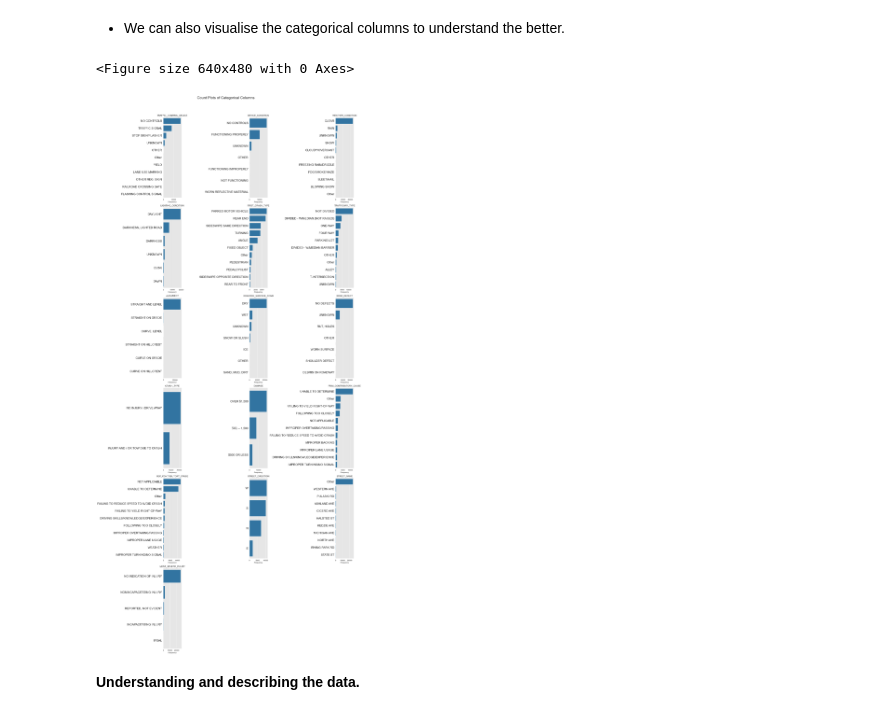
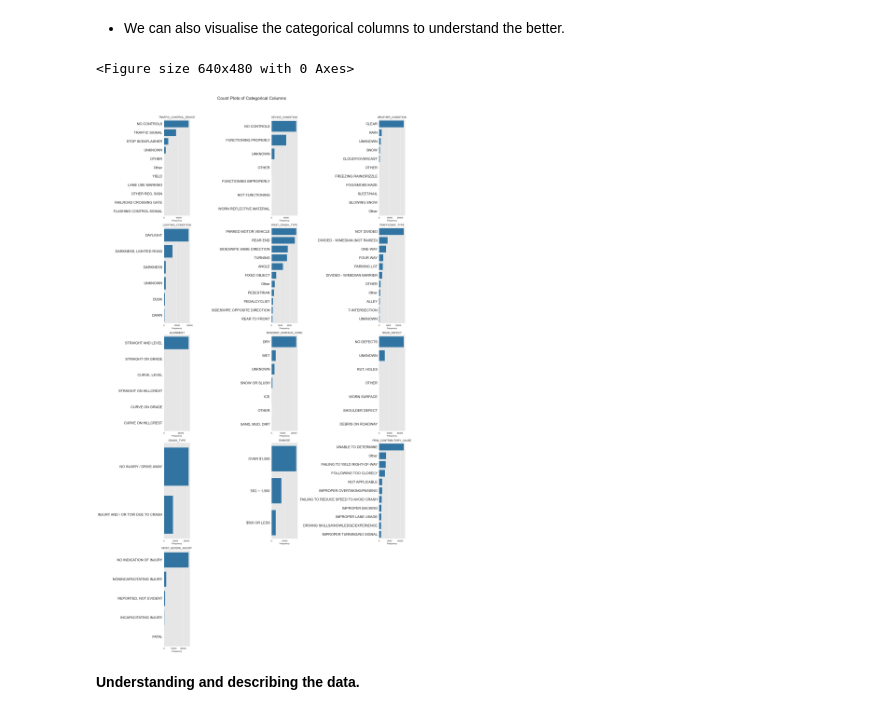
Before and after one commit to eugene-maina72/Phase_4_Project-Model_Interpretability, a Jupyter notebook: notebook.ipynb, the cells around one changed output. Saved outputs shown, nothing was run; the diff lists cells and outputs as text; code cells hidden in the pictures.

```diff
--- a/notebook.ipynb
+++ b/notebook.ipynb
@@ -231,7 +231,7 @@ plt.savefig('images/numerical_columns_histograms.png', dpi=300, bbox_inches='tig
 * We can also visualise the categorical columns to understand the better.
 # %%
 # Dropping columns like index and date columns that are not useful for analysis.
-meaningful_categorical = raw_data[categorical].drop(columns=['CRASH_DATE', 'CRASH_RECORD_ID','CRASH_DATE_EST_I', 'DATE_POLICE_NOTIFIED','LOCATION'])
+meaningful_categorical = raw_data[categorical].drop(columns=['CRASH_DATE', 'CRASH_RECORD_ID','CRASH_DATE_EST_I', 'DATE_POLICE_NOTIFIED','LOCATION', 'STREET_NAME', 'STREET_DIRECTION', 'SEC_CONTRIBUTORY_CAUSE'])
 
 # Then we visualise these categorical columns in the data using count plots.
 categorical_sampled_data = meaningful_categorical.sample(n=30000, random_state=42) if len(meaningful_categorical) > 0 else meaningful_categorical
@@ -242,34 +242,34 @@ cols_to_skip = [col for col in categorical_sampled_data.columns if categorical_s
 # Limit the number of unique values to plot for each column to speed up plotting
 max_categories = 10
 
 n_cols = 3
 cols_to_plot = [col for col in categorical_sampled_data.columns if col not in cols_to_skip]
 n_rows = int(np.ceil(len(cols_to_plot) / n_cols))
 
 # Create subplots for each categorical column
 fig, axes = plt.subplots(n_rows, n_cols, figsize=(20, 7 * n_rows), squeeze=False)
 axes = axes.flatten()
 for idx, col in enumerate(cols_to_plot):
     unique_vals = categorical_sampled_data[col].nunique(dropna=False)
     plot_data = categorical_sampled_data[col]
     if unique_vals > max_categories:
         top_cats = plot_data.value_counts().nlargest(max_categories).index
         plot_data = plot_data.where(plot_data.isin(top_cats), other='Other')
     sns.countplot(y=plot_data, order=plot_data.value_counts().index, ax=axes[idx])
     axes[idx].set_title(col)
     axes[idx].set_xlabel('Frequency')
     axes[idx].set_ylabel('')
     axes[idx].tick_params(axis='y', labelrotation=0, labelsize=16)
 for j in range(len(cols_to_plot), len(axes)):
     fig.delaxes(axes[j])
 plt.suptitle('Count Plots of Categorical Columns', fontsize=20, y=1.02)
 plt.subplots_adjust(top=0.9, hspace=0.4)
 plt.tight_layout()
 plt.show()
 plt.savefig('images/categorical_columns_countplots.png', dpi=300, bbox_inches='tight')
 # %% [output]
 <Figure size 640x480 with 0 Axes>
-[figure, old version]
+[figure, new version]
 # %% [markdown]
 **Understanding and describing the data.**
 # %% [markdown]
```
Also changed, not shown: parts of 10 cells of this notebook.
